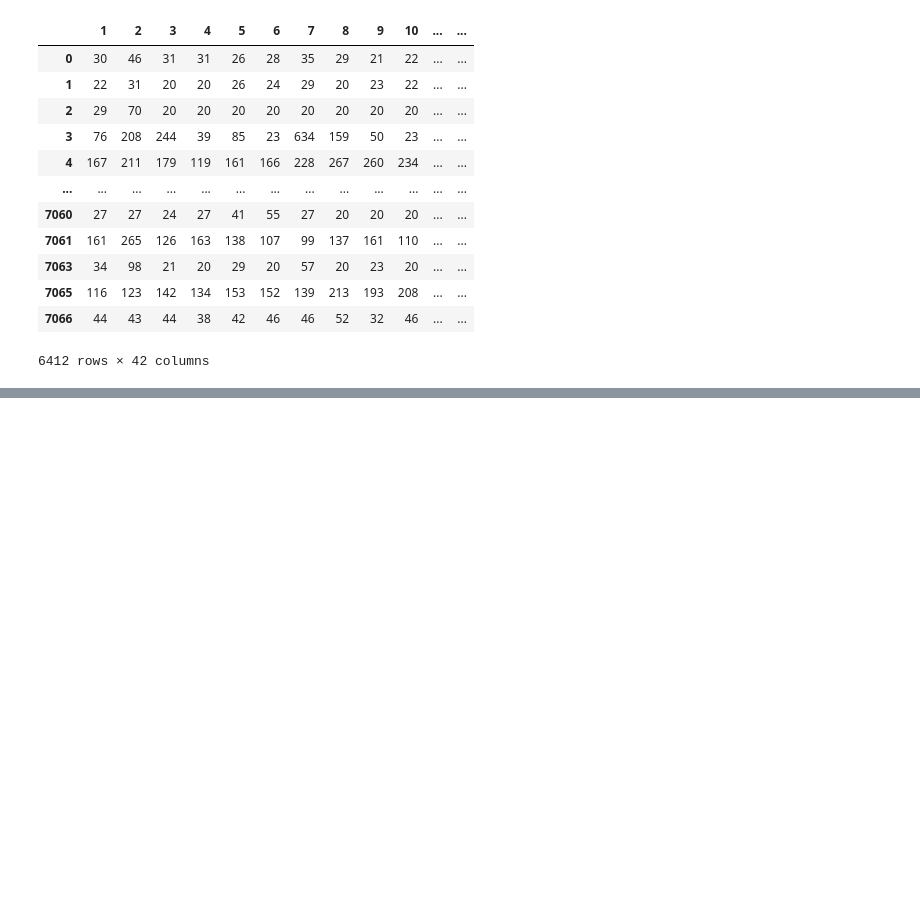
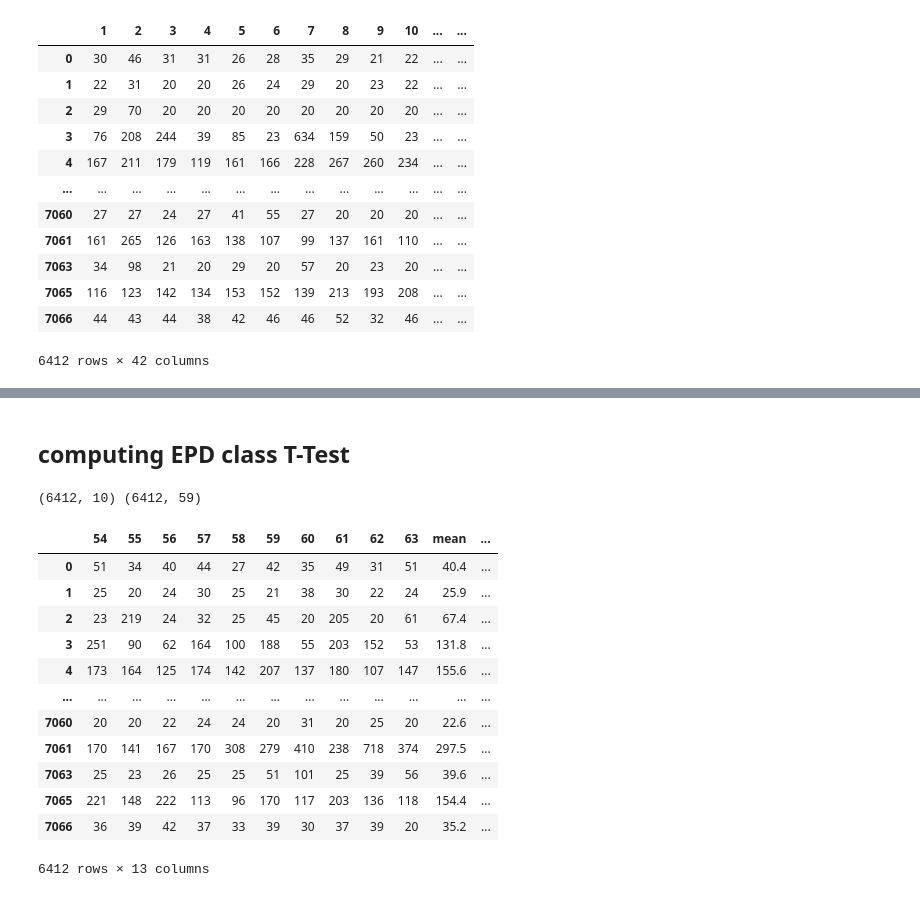
Before and after one commit to minaee/Data-Mining-Project-, a Jupyter notebook: test.ipynb, the cells around one changed output, grey strips where cells are left out. Cells and saved outputs as stored; diff of their text form; code cells hidden in the pictures; blank space fills up the shorter version.

Commit message:
computed T-Test values for all classes

```diff
--- a/test.ipynb
+++ b/test.ipynb
@@ -122,0 +251,46 @@ med
+# %% [markdown]
+## computing EPD class T-Test
+# %%
+
+
+epd = train_data[ train_data.iloc[:, -1] == "EPD" ]
+epd = epd.T
+epd.drop(epd.index[-1], inplace=True)
+# epd = epd.T
+
+epd_inverse = train_data[ train_data.iloc[:, -1] != "EPD"]
+epd_inverse = epd_inverse.T
+epd_inverse.drop(epd_inverse.index[-1], inplace=True)
+# epd_inverse = epd_inverse.T
+
+print(epd.shape, epd_inverse.shape)
+
+epd["mean"] = epd.mean(axis=1, skipna=True)
+epd["std"] = epd.std(axis=1, skipna=True)
+# print(epd.head(3))
+
+epd_inverse["mean"] = epd_inverse.mean(axis=1, skipna=True)
+epd_inverse["std"] = epd_inverse.std(axis=1, skipna=True)
+# print(epd_inverse.head(3))
+
+nume = epd.loc[:,'mean'] - epd_inverse.loc[:,'mean']
+deno = np.sqrt( epd.loc[:,'std'].pow(2)/39  + epd_inverse.loc[:,'std'].pow(2)/30)
+
+epd.loc[:, 'T'] = nume / deno
+
+epd
+# %% [output]
+(6412, 10) (6412, 59)
+|  | 54 | 55 | 56 | 57 | 58 | 59 | 60 | 61 | 62 | 63 | mean | ... |
+| 0 | 51 | 34 | 40 | 44 | 27 | 42 | 35 | 49 | 31 | 51 | 40.4 | ... |
+| 1 | 25 | 20 | 24 | 30 | 25 | 21 | 38 | 30 | 22 | 24 | 25.9 | ... |
+| 2 | 23 | 219 | 24 | 32 | 25 | 45 | 20 | 205 | 20 | 61 | 67.4 | ... |
+| 3 | 251 | 90 | 62 | 164 | 100 | 188 | 55 | 203 | 152 | 53 | 131.8 | ... |
+| 4 | 173 | 164 | 125 | 174 | 142 | 207 | 137 | 180 | 107 | 147 | 155.6 | ... |
+| ... | ... | ... | ... | ... | ... | ... | ... | ... | ... | ... | ... | ... |
+| 7060 | 20 | 20 | 22 | 24 | 24 | 20 | 31 | 20 | 25 | 20 | 22.6 | ... |
+| 7061 | 170 | 141 | 167 | 170 | 308 | 279 | 410 | 238 | 718 | 374 | 297.5 | ... |
+| 7063 | 25 | 23 | 26 | 25 | 25 | 51 | 101 | 25 | 39 | 56 | 39.6 | ... |
+| 7065 | 221 | 148 | 222 | 113 | 96 | 170 | 117 | 203 | 136 | 118 | 154.4 | ... |
+| 7066 | 36 | 39 | 42 | 37 | 33 | 39 | 30 | 37 | 39 | 20 | 35.2 | ... |
+6412 rows × 13 columns
```
Also changed, not shown: parts of 9 cells of this notebook.
